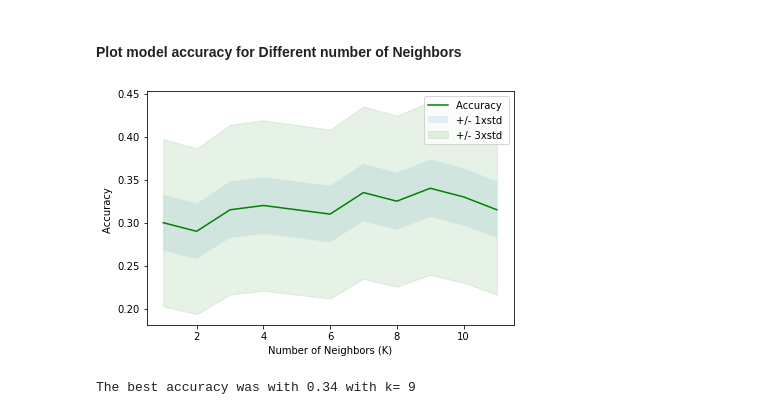
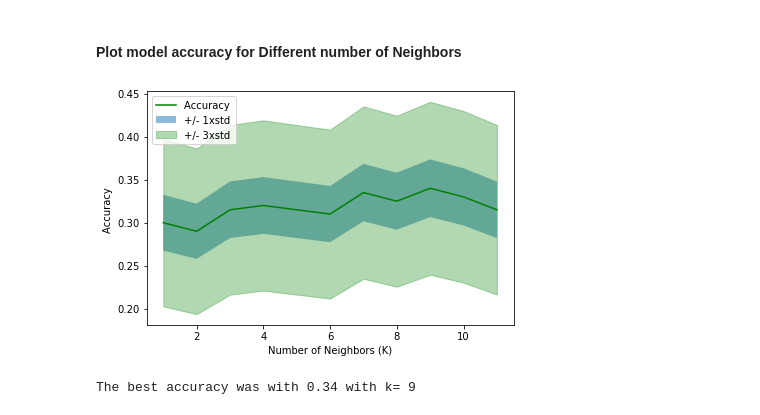
Before and after one commit to sajadhussain111/jupter_lab_notebooks, a Jupyter notebook: edX/ML0101EN/ML0101EN-Clas-K-Nearest-neighbors-CustCat.ipynb, the cells around one changed output. Saved outputs shown, nothing was run; the diff lists cells and outputs as text; code cells hidden in the pictures.

```diff
--- a/edX/ML0101EN/ML0101EN-Clas-K-Nearest-neighbors-CustCat.ipynb
+++ b/edX/ML0101EN/ML0101EN-Clas-K-Nearest-neighbors-CustCat.ipynb
@@ -297,15 +297,15 @@ array([0.3  , 0.29 , 0.315, 0.32 , 0.315, 0.31 , 0.335, 0.325, 0.34 ,
 #### Plot  model accuracy  for Different number of Neighbors
 # %%
 plt.plot(range(1,Ks),mean_acc,'g')
-plt.fill_between(range(1,Ks),mean_acc - 1 * std_acc,mean_acc + 1 * std_acc, alpha=0.10)
-plt.fill_between(range(1,Ks),mean_acc - 3 * std_acc,mean_acc + 3 * std_acc, alpha=0.10,color="green")
-plt.legend(('Accuracy ', '+/- 1xstd','+/- 3xstd'))
+plt.fill_between(range(1,Ks),mean_acc - 1 * std_acc,mean_acc + 1 * std_acc, alpha=0.50)
+plt.fill_between(range(1,Ks),mean_acc - 3 * std_acc,mean_acc + 3 * std_acc, alpha=0.30,color="green")
+plt.legend(('Accuracy ', '+/- 1xstd','+/- 3xstd'),loc='upper left')
 plt.ylabel('Accuracy ')
 plt.xlabel('Number of Neighbors (K)')
 plt.tight_layout()
 plt.show()
 # %% [output]
-[figure, old version]
+[figure, new version]
 # %%
 print( "The best accuracy was with", mean_acc.max(), "with k=", mean_acc.argmax()+1)
 # %% [output]
```
Also changed, not shown: parts of 3 cells of this notebook.
